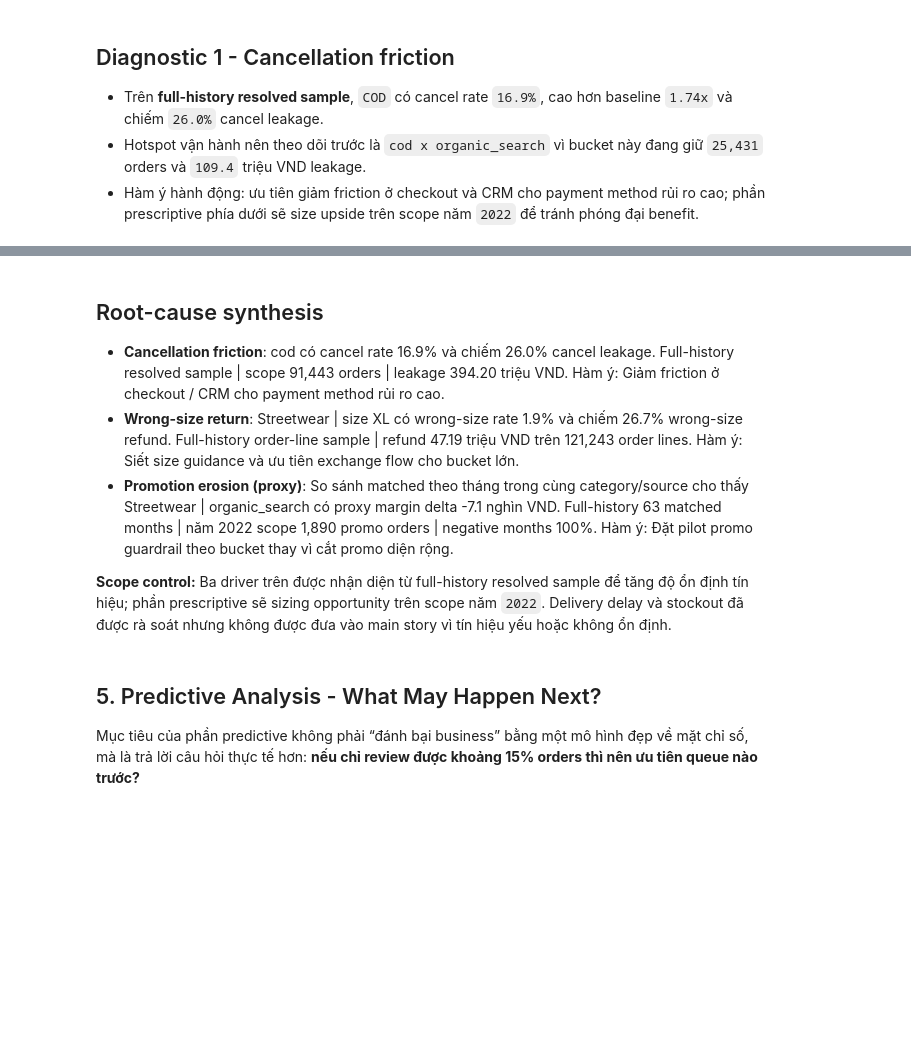
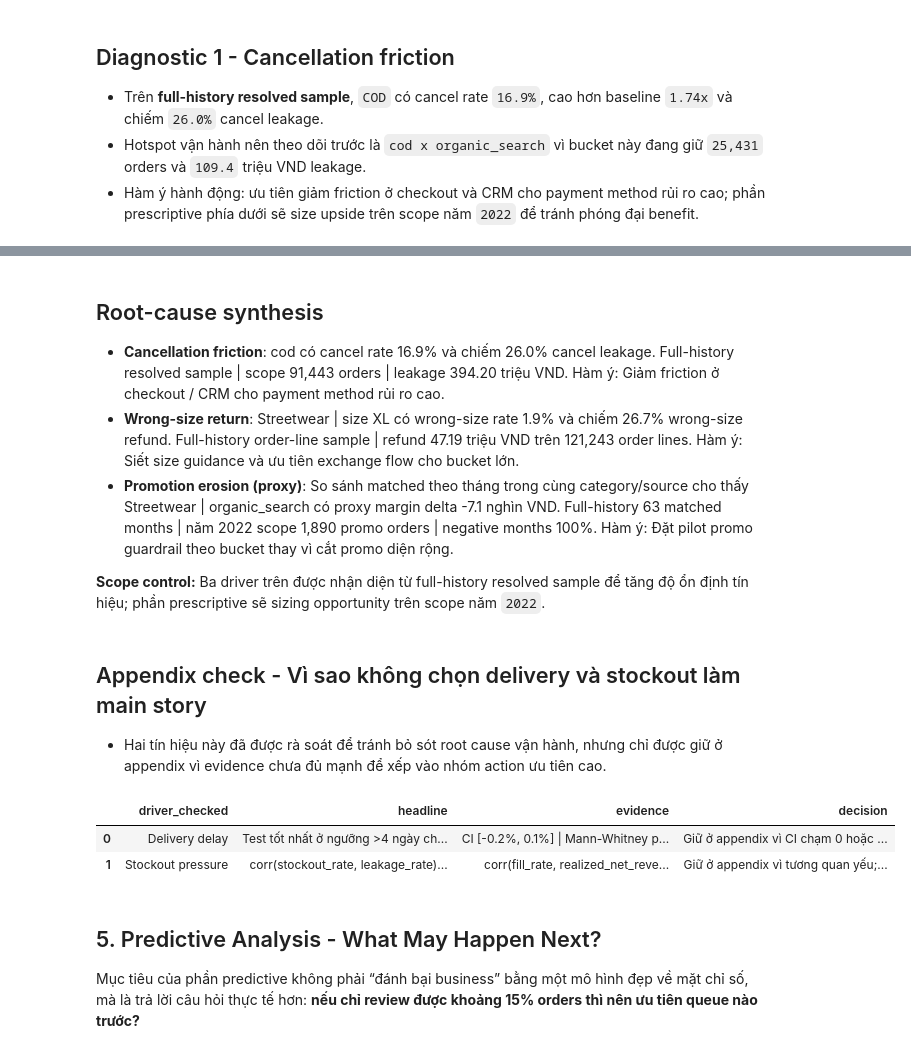
Before and after one commit to thtcsec/Datathon2026-TheGridbreakers-GenCore, a Jupyter notebook: notebooks/02_EDA_Prescriptive_Analysis.ipynb, the cells around one changed output, grey strips where cells are left out. Saved outputs shown, nothing was run; the diff lists cells and outputs as text; code cells hidden in the pictures; blank space fills up the shorter version.

```diff
--- a/notebooks/02_EDA_Prescriptive_Analysis.ipynb
+++ b/notebooks/02_EDA_Prescriptive_Analysis.ipynb
@@ -690,31 +719,44 @@ display(
 - Hàm ý hành động: đây là **proxy signal đủ ổn định để pilot guardrail theo bucket**, nhưng không được diễn giải như causal proof để cắt promo diện rộng.
 # %%
 root_cause_df = build_story_root_causes(cancel_methods, size_ranking, promo_summary)
+excluded_driver_df = build_excluded_driver_appendix(fact_order, raw["inventory"])
 display(root_cause_df)
 
 root_md = "## Root-cause synthesis\n" + "\n".join(
     [
         f"- **{row.driver}**: {row.quant_signal}. {row.evidence}. Hàm ý: {row.action_hint}."
         for row in root_cause_df.itertuples(index=False)
     ]
 )
 root_md += (
     f"\n\n**Scope control:** Ba driver trên được nhận diện từ full-history resolved sample để tăng độ ổn định tín hiệu; "
-    f"phần prescriptive sẽ sizing opportunity trên scope năm `{recent_year}`. Delivery delay và stockout đã được rà soát "
-    "nhưng không được đưa vào main story vì tín hiệu yếu hoặc không ổn định."
+    f"phần prescriptive sẽ sizing opportunity trên scope năm `{recent_year}`."
 )
 display(Markdown(root_md))
+
+display(
+    Markdown(
+        "## Appendix check - Vì sao không chọn delivery và stockout làm main story\n"
+        "- Hai tín hiệu này đã được rà soát để tránh bỏ sót root cause vận hành, nhưng chỉ được giữ ở appendix vì evidence chưa đủ mạnh để xếp vào nhóm action ưu tiên cao."
+    )
+)
+display(excluded_driver_df)
 # %% [output]
 |  | driver | quant_signal | evidence | action_hint |
 | 0 | Cancellation friction | cod có cancel rate 16.9% và chiếm... | Full-history resolved sample | sc... | Giảm friction ở checkout / CRM ch... |
 | 1 | Wrong-size return | Streetwear | size XL có wrong-siz... | Full-history order-line sample | ... | Siết size guidance và ưu tiên exc... |
 | 2 | Promotion erosion (proxy) | So sánh matched theo tháng trong ... | Full-history 63 matched months | ... | Đặt pilot promo guardrail theo bu... |
 ## Root-cause synthesis
 - **Cancellation friction**: cod có cancel rate 16.9% và chiếm 26.0% cancel leakage. Full-history resolved sample | scope 91,443 orders | leakage 394.20 triệu VND. Hàm ý: Giảm friction ở checkout / CRM cho payment method rủi ro cao.
 - **Wrong-size return**: Streetwear | size XL có wrong-size rate 1.9% và chiếm 26.7% wrong-size refund. Full-history order-line sample | refund 47.19 triệu VND trên 121,243 order lines. Hàm ý: Siết size guidance và ưu tiên exchange flow cho bucket lớn.
 - **Promotion erosion (proxy)**: So sánh matched theo tháng trong cùng category/source cho thấy Streetwear | organic_search có proxy margin delta -7.1 nghìn VND. Full-history 63 matched months | năm 2022 scope 1,890 promo orders | negative months 100%. Hàm ý: Đặt pilot promo guardrail theo bucket thay vì cắt promo diện rộng.
 
-**Scope control:** Ba driver trên được nhận diện từ full-history resolved sample để tăng độ ổn định tín hiệu; phần prescriptive sẽ sizing opportunity trên scope năm `2022`. Delivery delay và stockout đã được rà soát nhưng không được đưa vào main story vì tín hiệu yếu hoặc không ổn định.
+**Scope control:** Ba driver trên được nhận diện từ full-history resolved sample để tăng độ ổn định tín hiệu; phần prescriptive sẽ sizing opportunity trên scope năm `2022`.
+## Appendix check - Vì sao không chọn delivery và stockout làm main story
+- Hai tín hiệu này đã được rà soát để tránh bỏ sót root cause vận hành, nhưng chỉ được giữ ở appendix vì evidence chưa đủ mạnh để xếp vào nhóm action ưu tiên cao.
+|  | driver_checked | headline | evidence | decision |
+| 0 | Delivery delay | Test tốt nhất ở ngưỡng >4 ngày ch... | CI [-0.2%, 0.1%] | Mann-Whitney p... | Giữ ở appendix vì CI chạm 0 hoặc ... |
+| 1 | Stockout pressure | corr(stockout_rate, leakage_rate)... | corr(fill_rate, realized_net_reve... | Giữ ở appendix vì tương quan yếu;... |
 # %% [markdown]
 ## 5. Predictive Analysis - What May Happen Next?
 
```
Also changed, not shown: parts of 8 cells of this notebook.
